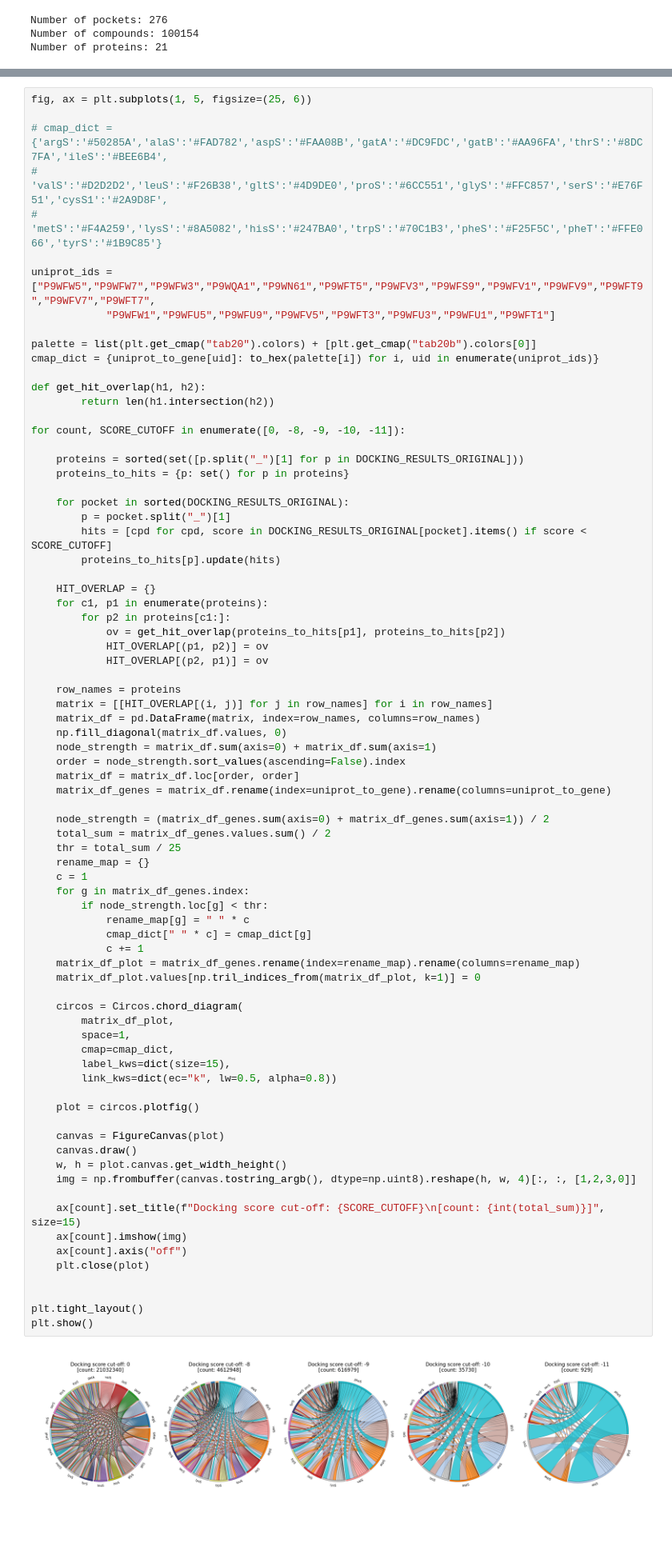
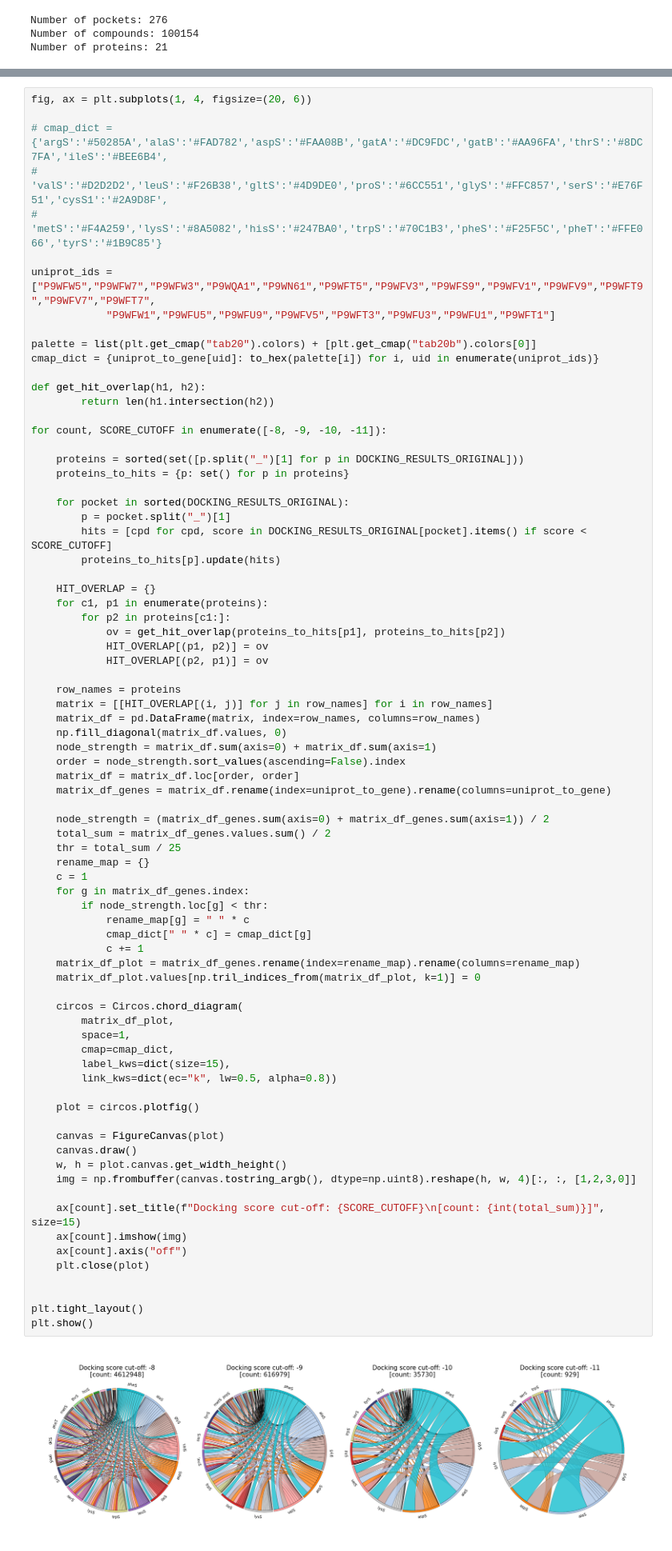
Before and after one commit to ersilia-os/mtb-targeted-protein-degradation, a Jupyter notebook: notebooks/46_docking_exploration_IIIa.ipynb, the cells around one changed output, grey strips where cells are left out. Shown at 80% size. Saved outputs shown, nothing was run; the diff lists cells and outputs as text; blank space fills up the shorter version.

```diff
--- a/notebooks/46_docking_exploration_IIIa.ipynb
+++ b/notebooks/46_docking_exploration_IIIa.ipynb
@@ -65,7 +65,7 @@ for pocket in tqdm(POCKETS):
     for cpd in sorted(DOCKING_RESULTS_ORIGINAL[pocket]):
         DOCKING_RESULTS_ORIGINAL_PROTEINS[protein][cpd] = min(DOCKING_RESULTS_ORIGINAL_PROTEINS[protein][cpd], DOCKING_RESULTS_ORIGINAL[pocket][cpd])
 # %%
-fig, ax = plt.subplots(1, 5, figsize=(25, 6))
+fig, ax = plt.subplots(1, 4, figsize=(20, 6))
 
 # cmap_dict = {'argS':'#50285A','alaS':'#FAD782','aspS':'#FAA08B','gatA':'#DC9FDC','gatB':'#AA96FA','thrS':'#8DC7FA','ileS':'#BEE6B4',
 #              'valS':'#D2D2D2','leuS':'#F26B38','gltS':'#4D9DE0','proS':'#6CC551','glyS':'#FFC857','serS':'#E76F51','cysS1':'#2A9D8F',
@@ -80,7 +80,7 @@ cmap_dict = {uniprot_to_gene[uid]: to_hex(palette[i]) for i, uid in enumerate(un
 def get_hit_overlap(h1, h2):
         return len(h1.intersection(h2))
 
-for count, SCORE_CUTOFF in enumerate([0, -8, -9, -10, -11]):
+for count, SCORE_CUTOFF in enumerate([-8, -9, -10, -11]):
 
     proteins = sorted(set([p.split("_")[1] for p in DOCKING_RESULTS_ORIGINAL]))
     proteins_to_hits = {p: set() for p in proteins}
@@ -115,31 +115,31 @@ for count, SCORE_CUTOFF in enumerate([0, -8, -9, -10, -11]):
         if node_strength.loc[g] < thr:
             rename_map[g] = " " * c
             cmap_dict[" " * c] = cmap_dict[g]
             c += 1
     matrix_df_plot = matrix_df_genes.rename(index=rename_map).rename(columns=rename_map)
     matrix_df_plot.values[np.tril_indices_from(matrix_df_plot, k=1)] = 0
 
     circos = Circos.chord_diagram(
         matrix_df_plot,
         space=1,
         cmap=cmap_dict,
         label_kws=dict(size=15),
         link_kws=dict(ec="k", lw=0.5, alpha=0.8))
 
     plot = circos.plotfig()
 
     canvas = FigureCanvas(plot)
     canvas.draw()
     w, h = plot.canvas.get_width_height()
     img = np.frombuffer(canvas.tostring_argb(), dtype=np.uint8).reshape(h, w, 4)[:, :, [1,2,3,0]]
 
     ax[count].set_title(f"Docking score cut-off: {SCORE_CUTOFF}\n[count: {int(total_sum)}]", size=15)
     ax[count].imshow(img)
     ax[count].axis("off")
     plt.close(plot)
 
 
 plt.tight_layout()
 plt.show()
 # %% [output]
-[figure, old version]
+[figure, new version]
```
Also changed, not shown: 1 other file.
